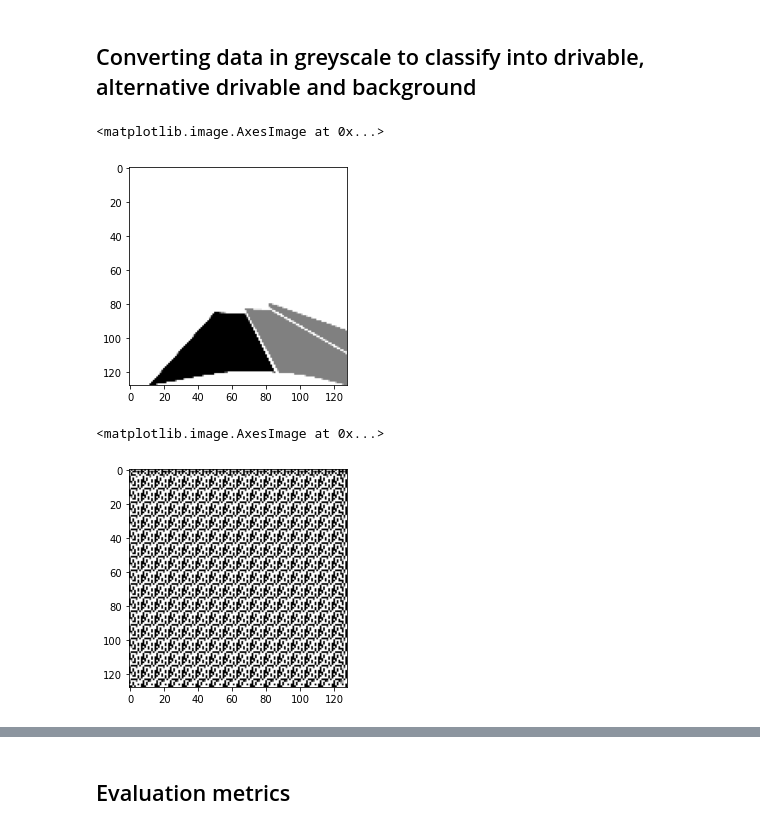
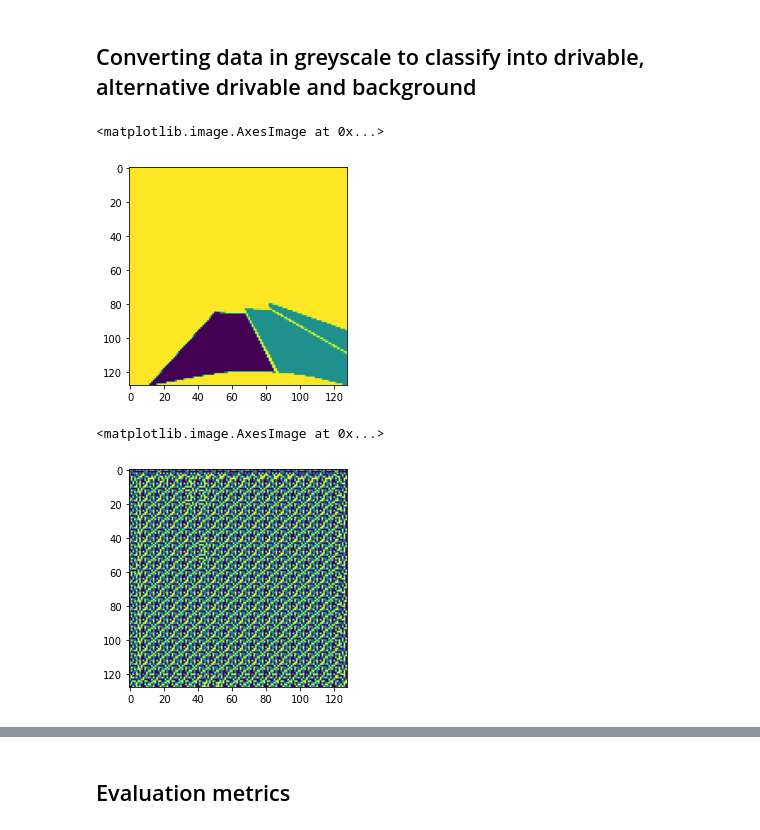
Before and after one commit to fidelianawar/W207-ML-Final, a Jupyter notebook: Karina_W207_Final_Project.ipynb, the cells around one changed output, grey strips where cells are left out. Drawn from its saved outputs; the diff is of its cells as text; code cells hidden in the pictures.

```diff
--- a/Karina_W207_Final_Project.ipynb
+++ b/Karina_W207_Final_Project.ipynb
@@ -491,15 +491,15 @@ filepath = "/Users/karina/Downloads/207_final_project/val/val_mask/"
 grayscale_mask = read_grayscale(val_data_list, filepath, filename = val_data_list)
 # %%
 # check grayscale mask
-plt.imshow(grayscale_mask[0], cmap = 'gray')
+plt.imshow(grayscale_mask[0])
 # %% [output]
 <matplotlib.image.AxesImage at 0x...>
-[figure, old version]
+[figure, new version]
 # %%
 # check grayscale predicted image
-plt.imshow(grayscale_pred[0], cmap = 'gray')
+plt.imshow(grayscale_pred[0])
 # %% [output]
 <matplotlib.image.AxesImage at 0x...>
-[figure, old version]
+[figure, new version]
 # %%
 # define function to classify pixel into drivable, non drivable and background
```
Also changed, not shown: parts of 10 cells of this notebook.
